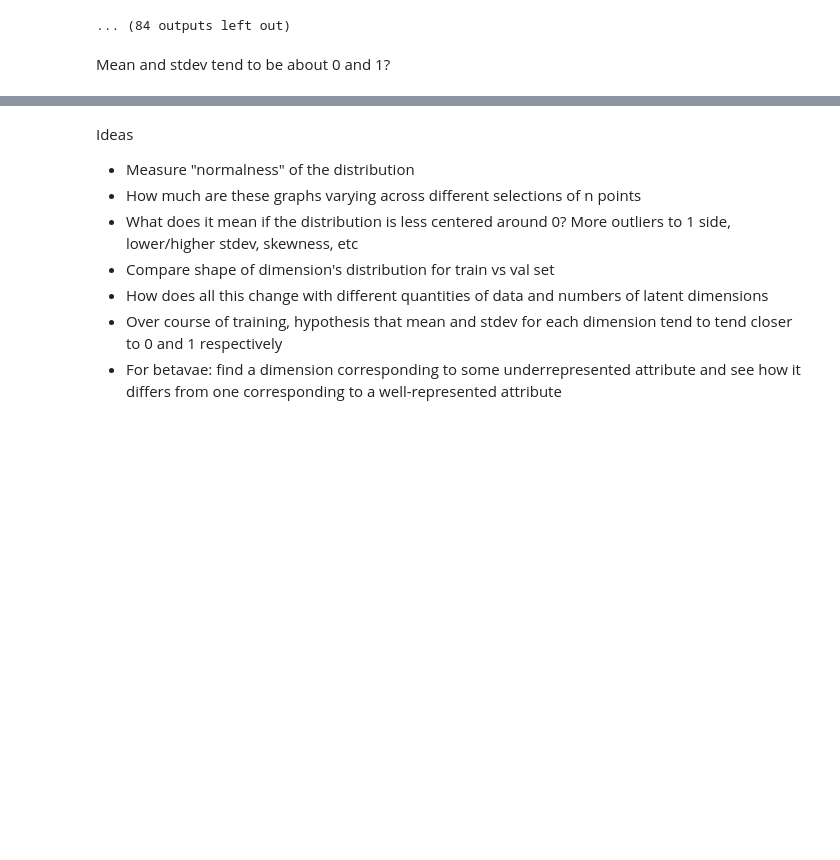
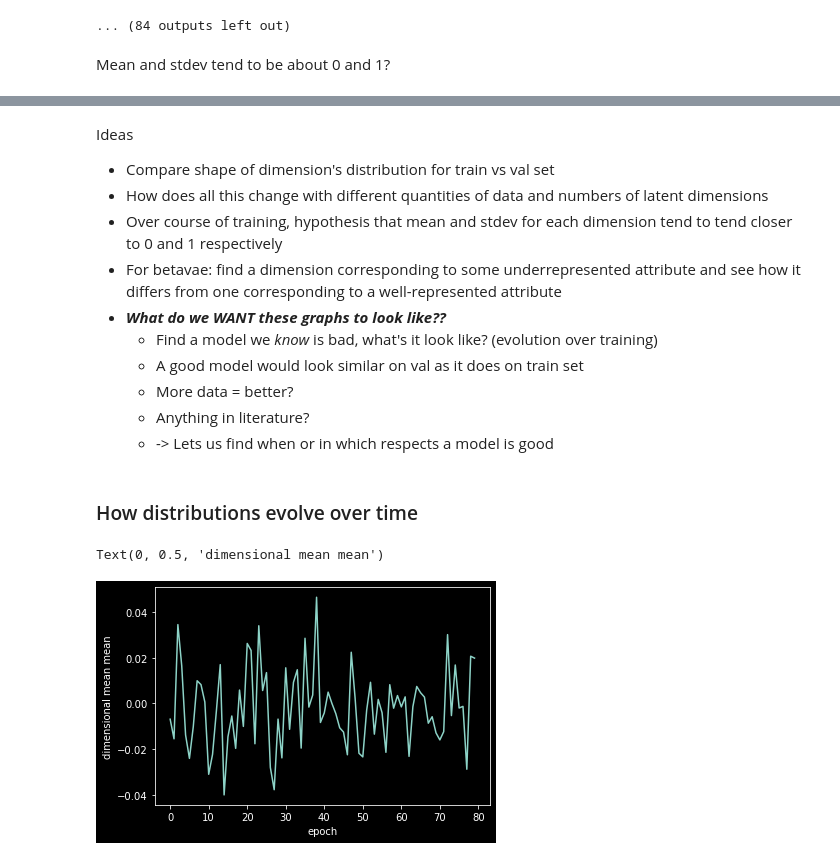
Before and after one commit to soCromp/generative-models, a Jupyter notebook: dists.ipynb, the cells around one changed output, grey strips where cells are left out. Cells and saved outputs as stored; diff of their text form; code cells hidden in the pictures; blank space fills up the shorter version.

```diff
--- a/dists.ipynb
+++ b/dists.ipynb
@@ -211,9 +220,58 @@ sum(dstdevs)/D
 # %% [markdown]
 Ideas
-- Measure "normalness" of the distribution
-- How much are these graphs varying across different selections of n points
-- What does it mean if the distribution is less centered around 0? More outliers to 1 side, lower/higher stdev, skewness, etc
 - Compare shape of dimension's distribution for train vs val set
 - How does all this change with different quantities of data and numbers of latent dimensions
 - Over course of training, hypothesis that mean and stdev for each dimension tend to tend closer to 0 and 1 respectively
 - For betavae: find a dimension corresponding to some underrepresented attribute and see how it differs from one corresponding to a well-represented attribute
+- ***What do we WANT these graphs to look like??***
+    - Find a model we *know* is bad, what's it look like? (evolution over training)
+    - A good model would look similar on val as it does on train set
+    - More data = better?
+    - Anything in literature?
+    - -> Lets us find when or in which respects a model is good
+# %% [markdown]
+### How distributions evolve over time
+# %%
+edmu = [] # epoch's distributions' means average
+edsd = [] # epoch's distributions' standard deviations average
+model=model.cuda()
+d = os.listdir(os.path.join(path_to_model, 'checkpoints')) # epoch=0....ckpt, epoch=1....ckpt, ...., last.ckpt
+for epoch in range(len(d)-1):
+    checkpoint_name = [ckpt for ckpt in d if ckpt.startswith(f'epoch={epoch}-')][0]
+    checkpoint = os.path.join(path_to_model, f'checkpoints/{checkpoint_name}')
+
+    o = []
+    i = []
+    mu = []
+    logvar = []
+
+    for b, x in input:
+        res = model.forward(b.cuda())
+        logvar.append(res[3])
+        i.append(b)
+        mu.append(res[2])
+        o.append(res[0])
+
+    o=torch.cat(o).cpu().detach().numpy()
+    i=torch.cat(i).cpu().detach().numpy()
+    mu = torch.cat(mu).cpu().detach().numpy()
+    logvar = torch.cat(logvar).cpu().detach().numpy()
+    var = math.e**logvar
+
+    D=mu.shape[1]
+    dmeans = []
+    dstdevs = []
+    for dim in range(D): # get distrib info for each dimension
+        mean = mu[:,dim].sum()/D #mixture distribution
+        stdev = (var[:,dim] + mu[:,dim]**2).sum()/D - mean**2
+        dmeans.append(mean)
+        dstdevs.append(stdev)
+    edmu.append(sum(dmeans)/D)
+    edsd.append(sum(dstdevs)/D)
+# %%
+plt.plot(range(len(edmu)), edmu)
+plt.xlabel("epoch")
+plt.ylabel("dimensional mean mean")
+# %% [output]
+Text(0, 0.5, 'dimensional mean mean')
+[figure, added]
```
Also changed, not shown: parts of 26 cells of this notebook, 2 other files.
